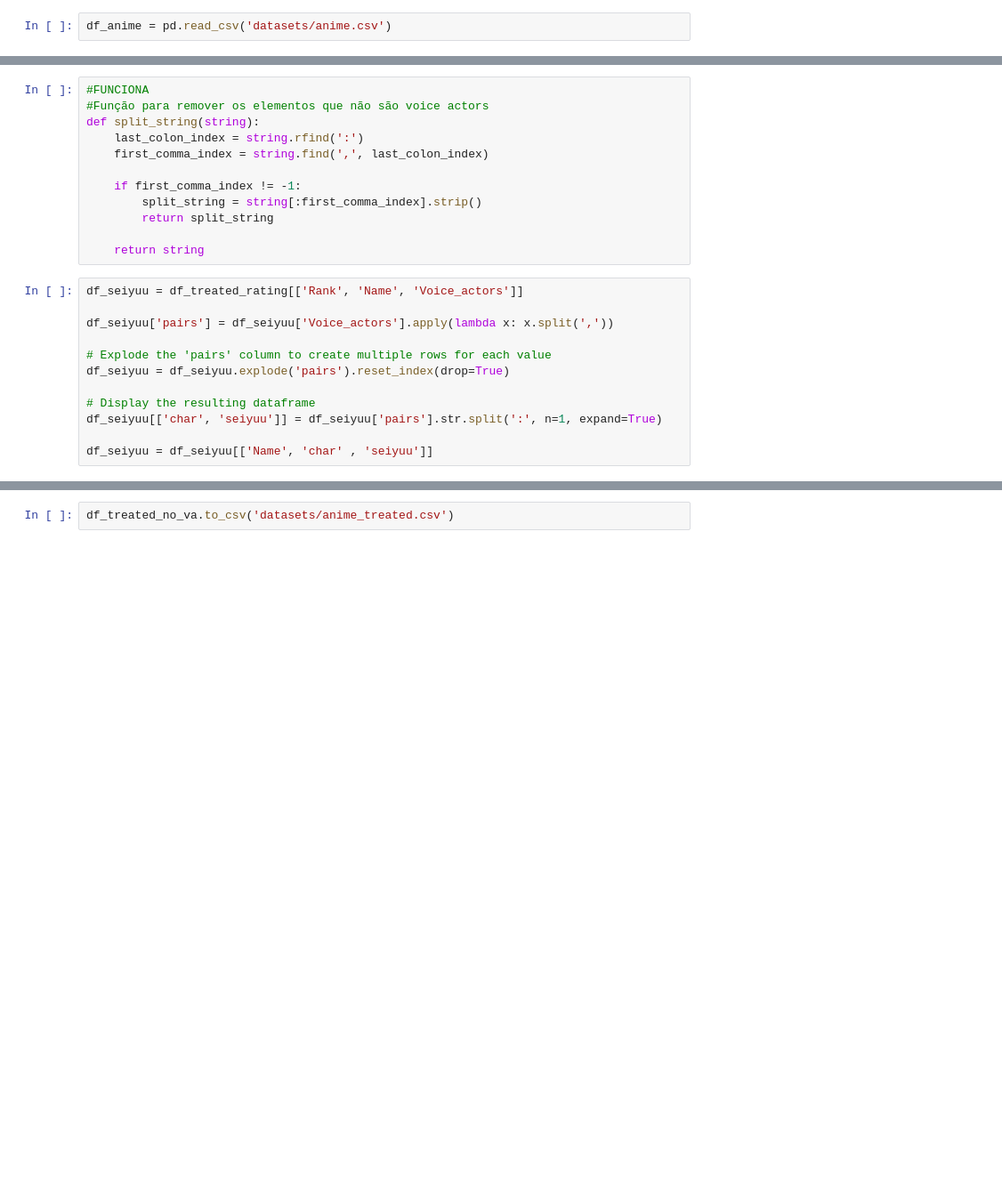
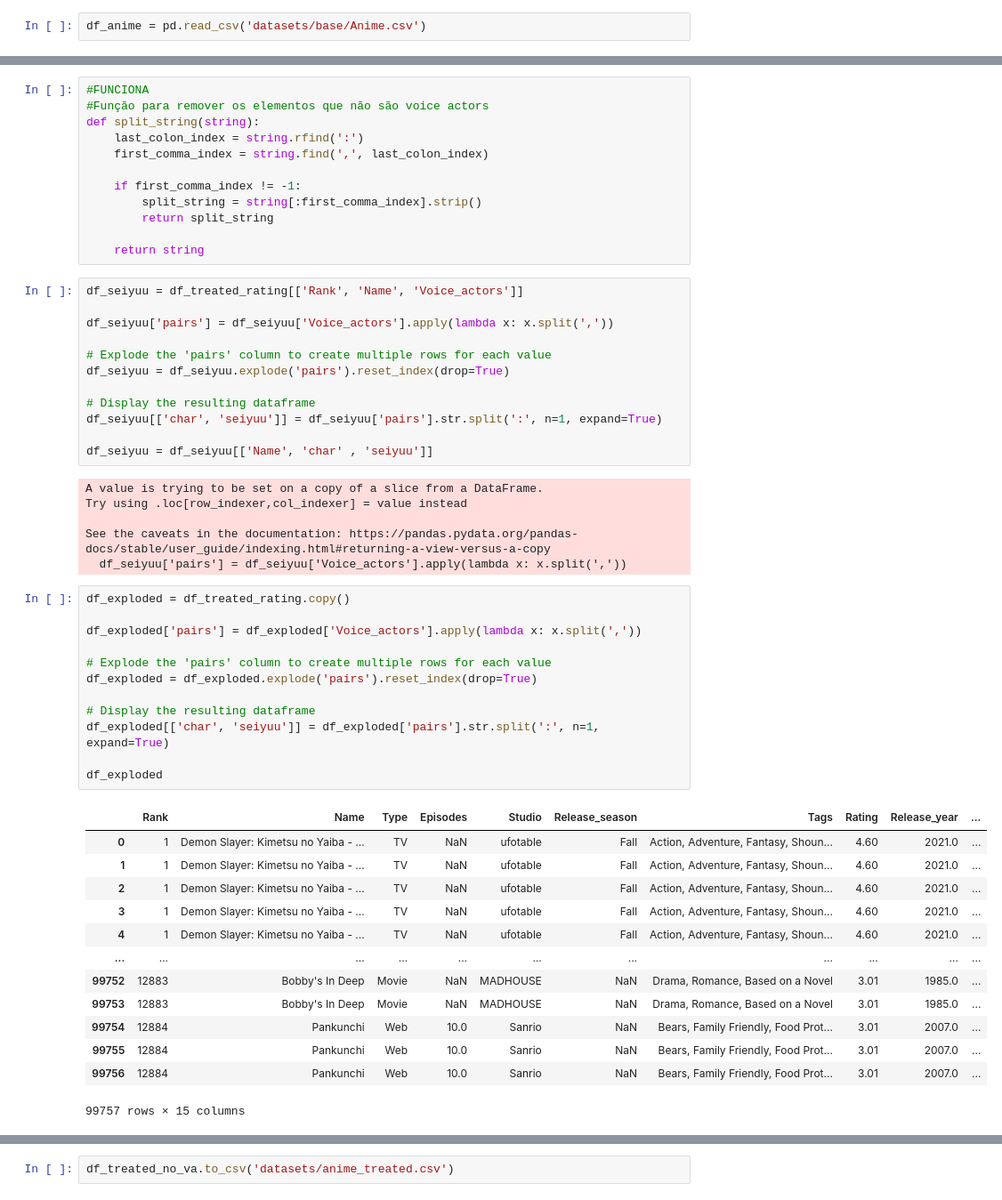
Before and after one commit to Igor-Kubota/Anime-Recommendation, a Jupyter notebook: tratamento.ipynb, the cells around one changed output, grey strips where cells are left out. Shown: that part at 89% size. Saved outputs shown, nothing was run; the diff lists cells and outputs as text; blank space fills up the shorter version.

```diff
--- a/tratamento.ipynb
+++ b/tratamento.ipynb
@@ -2,7 +2,7 @@
 import pandas as pd
 import re
 # %%
-df_anime = pd.read_csv('datasets/anime.csv')
+df_anime = pd.read_csv('datasets/base/Anime.csv')
 # %%
 df_anime.head(3)
 # %% [output]
@@ -68,3 +68,35 @@ df_seiyuu = df_seiyuu.explode('pairs').reset_index(drop=True)
 df_seiyuu[['char', 'seiyuu']] = df_seiyuu['pairs'].str.split(':', n=1, expand=True)
 
 df_seiyuu = df_seiyuu[['Name', 'char' , 'seiyuu']]
+# %% [output]
+A value is trying to be set on a copy of a slice from a DataFrame.
+Try using .loc[row_indexer,col_indexer] = value instead
+
+See the caveats in the documentation: https://pandas.pydata.org/pandas-docs/stable/user_guide/indexing.html#returning-a-view-versus-a-copy
+  df_seiyuu['pairs'] = df_seiyuu['Voice_actors'].apply(lambda x: x.split(','))
+# %%
+df_exploded = df_treated_rating.copy()
+
+df_exploded['pairs'] = df_exploded['Voice_actors'].apply(lambda x: x.split(','))
+
+# Explode the 'pairs' column to create multiple rows for each value
+df_exploded = df_exploded.explode('pairs').reset_index(drop=True)
+
+# Display the resulting dataframe
+df_exploded[['char', 'seiyuu']] = df_exploded['pairs'].str.split(':', n=1, expand=True)
+
+df_exploded
+# %% [output]
+|  | Rank | Name | Type | Episodes | Studio | Release_season | Tags | Rating | Release_year | ... |
+| 0 | 1 | Demon Slayer: Kimetsu no Yaiba - ... | TV | NaN | ufotable | Fall | Action, Adventure, Fantasy, Shoun... | 4.60 | 2021.0 | ... |
+| 1 | 1 | Demon Slayer: Kimetsu no Yaiba - ... | TV | NaN | ufotable | Fall | Action, Adventure, Fantasy, Shoun... | 4.60 | 2021.0 | ... |
+| 2 | 1 | Demon Slayer: Kimetsu no Yaiba - ... | TV | NaN | ufotable | Fall | Action, Adventure, Fantasy, Shoun... | 4.60 | 2021.0 | ... |
+| 3 | 1 | Demon Slayer: Kimetsu no Yaiba - ... | TV | NaN | ufotable | Fall | Action, Adventure, Fantasy, Shoun... | 4.60 | 2021.0 | ... |
+| 4 | 1 | Demon Slayer: Kimetsu no Yaiba - ... | TV | NaN | ufotable | Fall | Action, Adventure, Fantasy, Shoun... | 4.60 | 2021.0 | ... |
+| ... | ... | ... | ... | ... | ... | ... | ... | ... | ... | ... |
+| 99752 | 12883 | Bobby's In Deep | Movie | NaN | MADHOUSE | NaN | Drama, Romance, Based on a Novel | 3.01 | 1985.0 | ... |
+| 99753 | 12883 | Bobby's In Deep | Movie | NaN | MADHOUSE | NaN | Drama, Romance, Based on a Novel | 3.01 | 1985.0 | ... |
+| 99754 | 12884 | Pankunchi | Web | 10.0 | Sanrio | NaN | Bears, Family Friendly, Food Prot... | 3.01 | 2007.0 | ... |
+| 99755 | 12884 | Pankunchi | Web | 10.0 | Sanrio | NaN | Bears, Family Friendly, Food Prot... | 3.01 | 2007.0 | ... |
+| 99756 | 12884 | Pankunchi | Web | 10.0 | Sanrio | NaN | Bears, Family Friendly, Food Prot... | 3.01 | 2007.0 | ... |
+99757 rows × 15 columns
```
Also changed, not shown: parts of 17 cells of this notebook, 8 other files.
